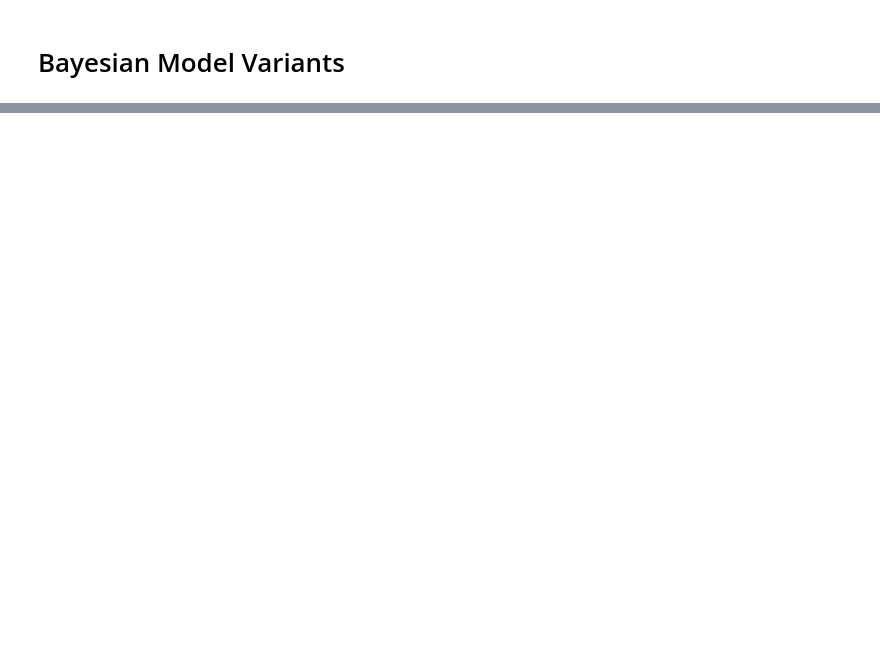
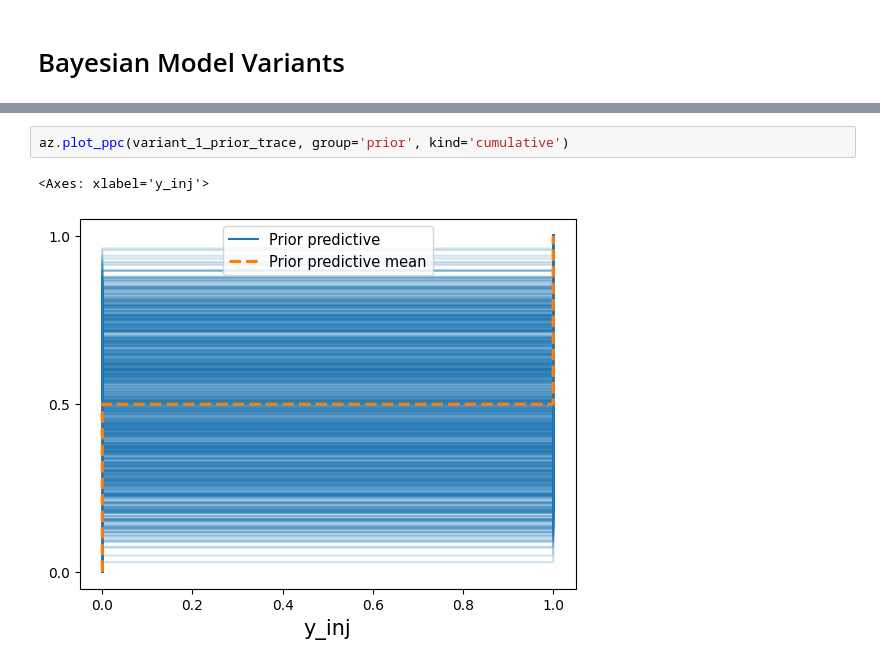
Before and after one commit to SatrunsDream/Workload-effect-on-pitcher-injury, a Jupyter notebook: forecasting.ipynb, the cells around one changed output, grey strips where cells are left out. Saved outputs shown, nothing was run; the diff lists cells and outputs as text; blank space fills up the shorter version.

```diff
--- a/forecasting.ipynb
+++ b/forecasting.ipynb
@@ -207,0 +170,5 @@ plt.show()
+# %%
+az.plot_ppc(variant_1_prior_trace, group='prior', kind='cumulative')
+# %% [output]
+<Axes: xlabel='y_inj'>
+[figure, added]
```
Also changed, not shown: parts of 68 cells of this notebook.
